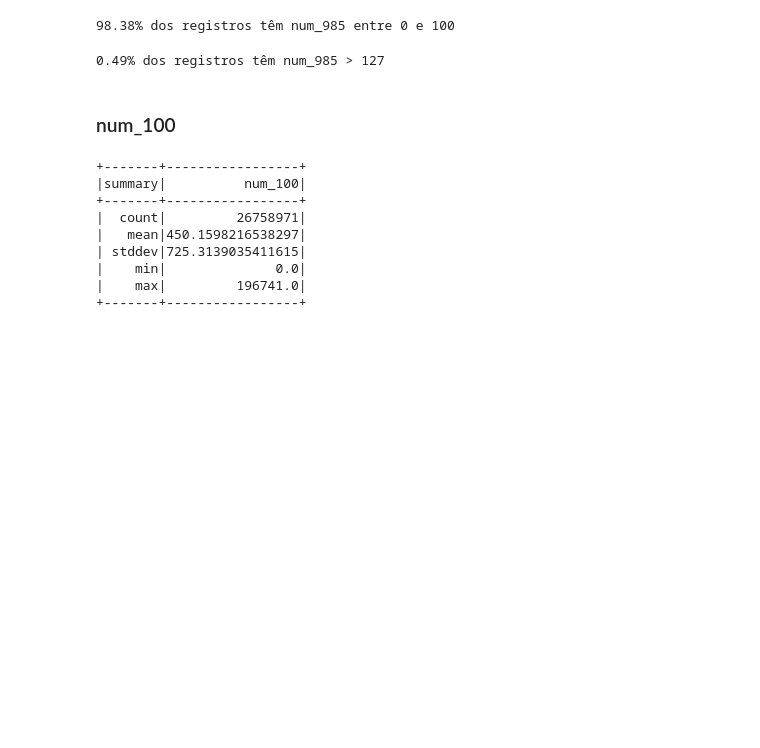
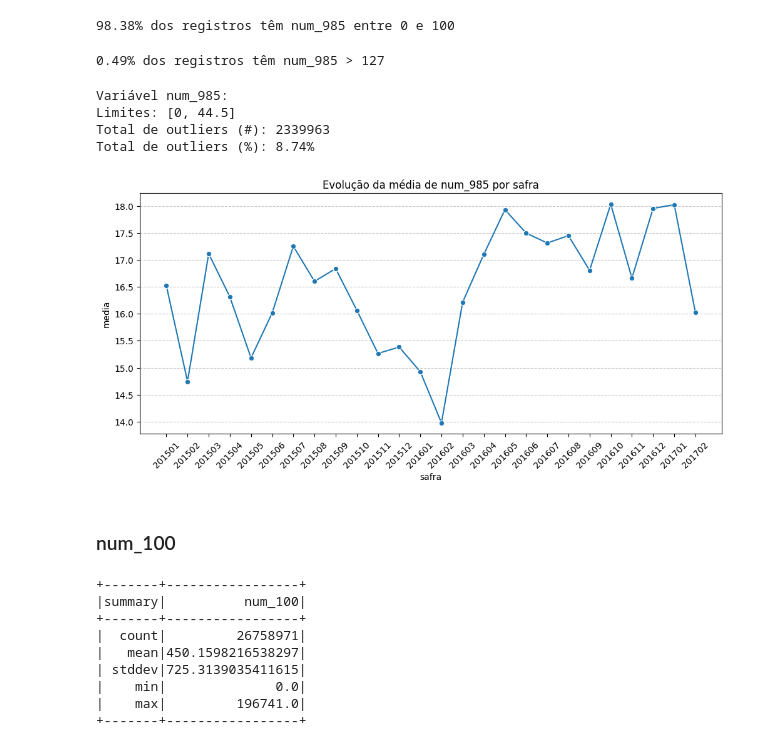
Before and after one commit to GuMauriz/datamaster, a Jupyter notebook: eda.ipynb, the cells around one changed output. Cells and saved outputs as stored; diff of their text form; code cells hidden in the pictures; blank space fills up the shorter version.

```diff
--- a/eda.ipynb
+++ b/eda.ipynb
@@ -477,6 +534,17 @@ percentage = (df_logs.filter(F.col("num_985") > 164).select("num_985").count() /
 print(f"{percentage:.2f}% dos registros têm num_985 > 127")
 # %% [output]
 0.49% dos registros têm num_985 > 127
+# %%
+identificar_outliers(df_logs, "num_985", negativo=False)
+# %% [output]
+Variável num_985:
+Limites: [0, 44.5]
+Total de outliers (#): 2339963
+Total de outliers (%): 8.74%
+# %%
+plot_tendencia_temporal(df_logs, col_valor="num_985", col_safra="safra")
+# %% [output]
+[figure, added]
 # %% [markdown]
 ### num_100
 # %%
```
Also changed, not shown: parts of 27 cells of this notebook.
